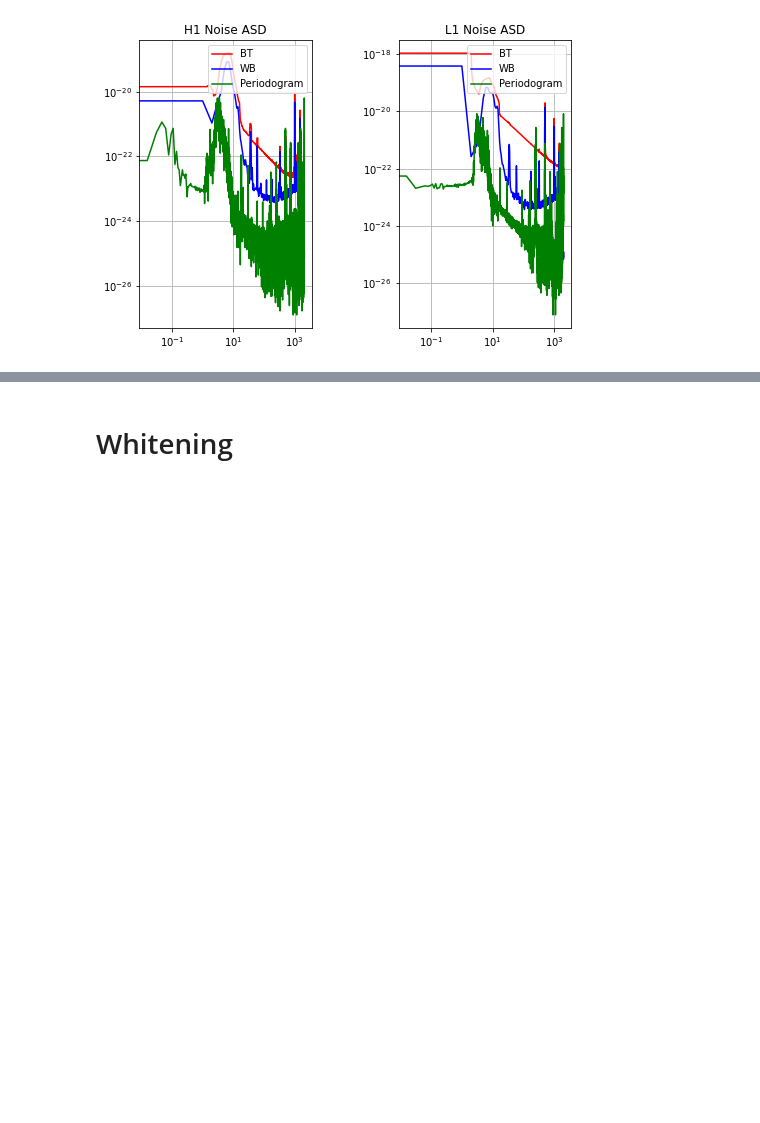
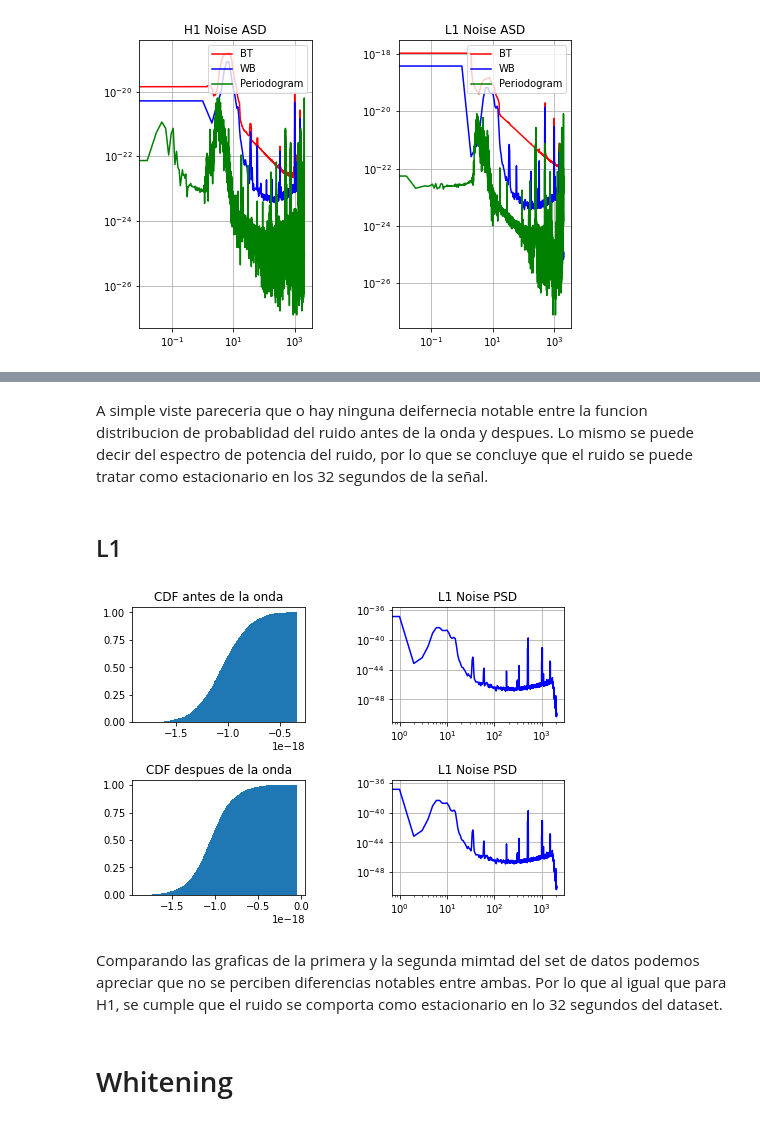
Before and after one commit to ManuMollon261297/PASA, a Jupyter notebook: TP1/code/pasa_tp1.ipynb, the cells around one changed output, grey strips where cells are left out. Cells and saved outputs as stored; diff of their text form; code cells hidden in the pictures; blank space fills up the shorter version.

```diff
--- a/TP1/code/pasa_tp1.ipynb
+++ b/TP1/code/pasa_tp1.ipynb
@@ -379,3 +418,46 @@ plt.show()
+# %% [markdown]
+A simple viste pareceria que o hay ninguna deifernecia notable entre la funcion distribucion de probablidad del ruido antes de la onda y despues.
+Lo mismo se puede decir del espectro de potencia del ruido, por lo que se concluye que el ruido se puede tratar como estacionario en los 32 segundos de la señal.
+# %% [markdown]
+## L1
+# %%
+T_start = 65536
+T_end = 67264+1024
+
+
+fig = plt.Figure(figsize=(10,10))
+plt.subplots_adjust(top = 1, bottom = 0, right = 1, left = 0, hspace = 0.5, wspace = 0.5)
+
+plt.subplot(221)
+plt.title("CDF antes de la onda")
+plt.hist(dataL1[0:T_start], bins=500,cumulative=True,density=True)
+
+plt.subplot(222)
+plt.title("L1 Noise PSD")
+f = np.fft.rfftfreq(2*len(PxxL1_WB)-1,d=1./4096.)    #WB freqs
+plt.plot(f,PxxL1_WB,'b')
+plt.yscale("log")
+plt.xscale("log")
+plt.grid(True)
+
+plt.subplot(223)
+plt.title("CDF despues de la onda")
+plt.hist(dataL1[T_end:], bins=500,cumulative=True,density=True)
+
+plt.subplot(224)
+plt.title("L1 Noise PSD")
+PxxL1_WB_end = welchBartlett(dataL1[T_end:], fs=4096, D=0, L=nperseg, k=len(dataL1[T_end:])//nperseg, window = signal.get_window('hann', nperseg))
+f = np.fft.rfftfreq(2*len(PxxL1_WB_end)-1,d=1./4096.)    #WB freqs
+plt.plot(f,PxxL1_WB,'b')
+plt.yscale("log")
+plt.xscale("log")
+plt.grid(True)
+plt.show()
+# %% [output]
+[figure, added]
+# %% [markdown]
+Comparando las graficas de la primera y la segunda mimtad del set de datos podemos apreciar que no se perciben diferencias notables entre ambas.
+Por lo que al igual que para H1, se cumple que el ruido se comporta como estacionario en lo 32 segundos del dataset.
 # %% [markdown]
 # Whitening
 # %%
```
Also changed, not shown: parts of 4 cells of this notebook.
